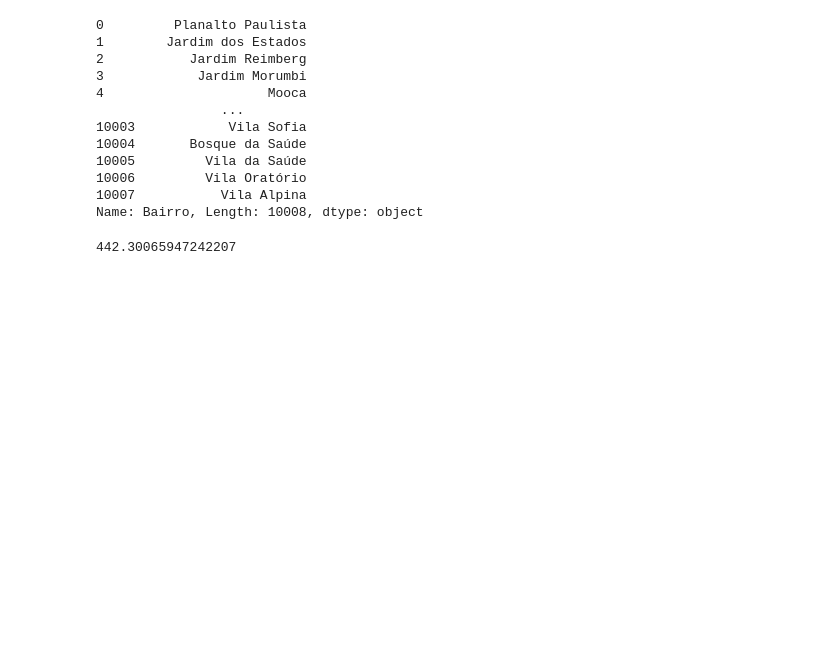
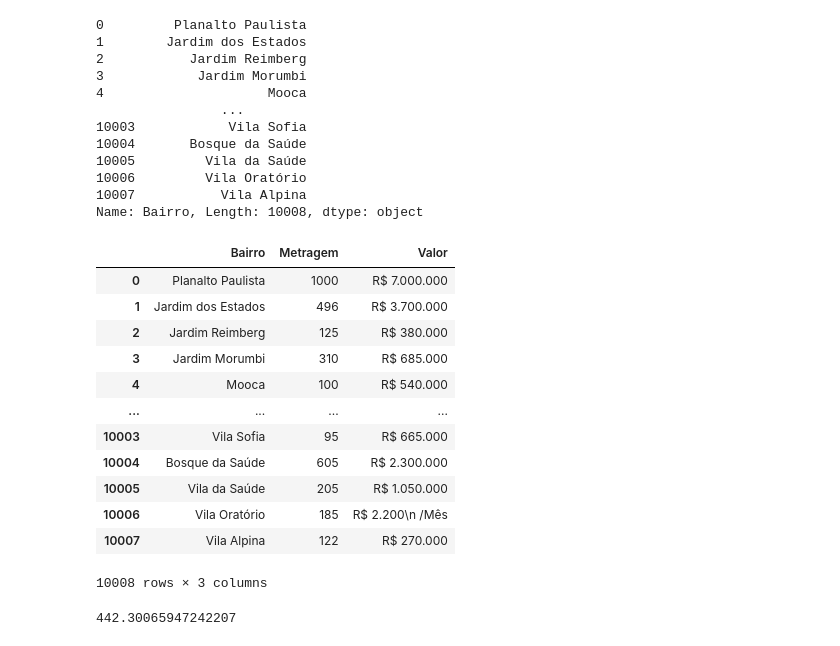
Before and after one commit to crhisangela/primeiro_contato_dados, a Jupyter notebook: Aula_01.ipynb, the cells around one changed output. Saved outputs shown, nothing was run; the diff lists cells and outputs as text; code cells hidden in the pictures; blank space fills up the shorter version.

```diff
--- a/firtsClass.ipynb
+++ b/Aula_01.ipynb
@@ -81,6 +81,22 @@ dados["Bairro"]
 10006         Vila Oratório
 10007           Vila Alpina
 Name: Bairro, Length: 10008, dtype: object
+# %%
+dados[["Bairro", "Metragem", "Valor"]]   #retornar apenas colunas que eu quero (lista de colunas)
+# %% [output]
+|  | Bairro | Metragem | Valor |
+| 0 | Planalto Paulista | 1000 | R$ 7.000.000 |
+| 1 | Jardim dos Estados | 496 | R$ 3.700.000 |
+| 2 | Jardim Reimberg | 125 | R$ 380.000 |
+| 3 | Jardim Morumbi | 310 | R$ 685.000 |
+| 4 | Mooca | 100 | R$ 540.000 |
+| ... | ... | ... | ... |
+| 10003 | Vila Sofia | 95 | R$ 665.000 |
+| 10004 | Bosque da Saúde | 605 | R$ 2.300.000 |
+| 10005 | Vila da Saúde | 205 | R$ 1.050.000 |
+| 10006 | Vila Oratório | 185 | R$ 2.200\n /Mês |
+| 10007 | Vila Alpina | 122 | R$ 270.000 |
+10008 rows × 3 columns
 # %%
 #dados.Metragem.mean()   #média da coluna X que é int
 
```
Also changed, not shown: parts of 1 cell of this notebook, 3 other files.
